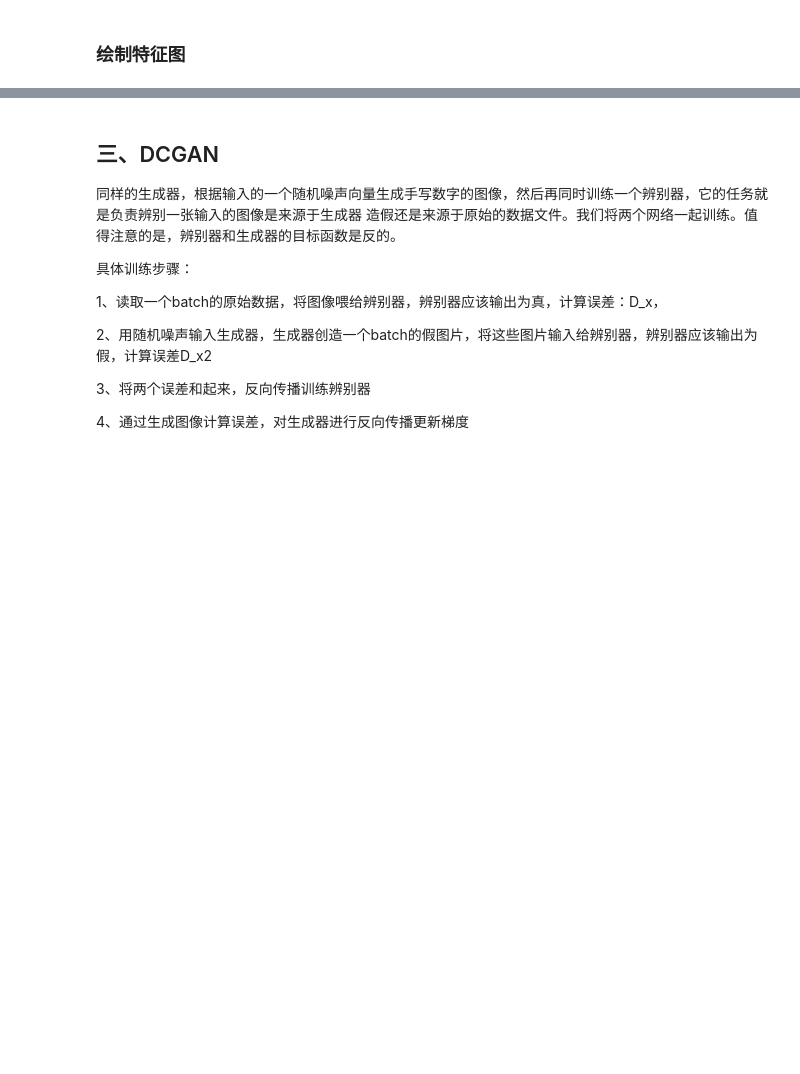
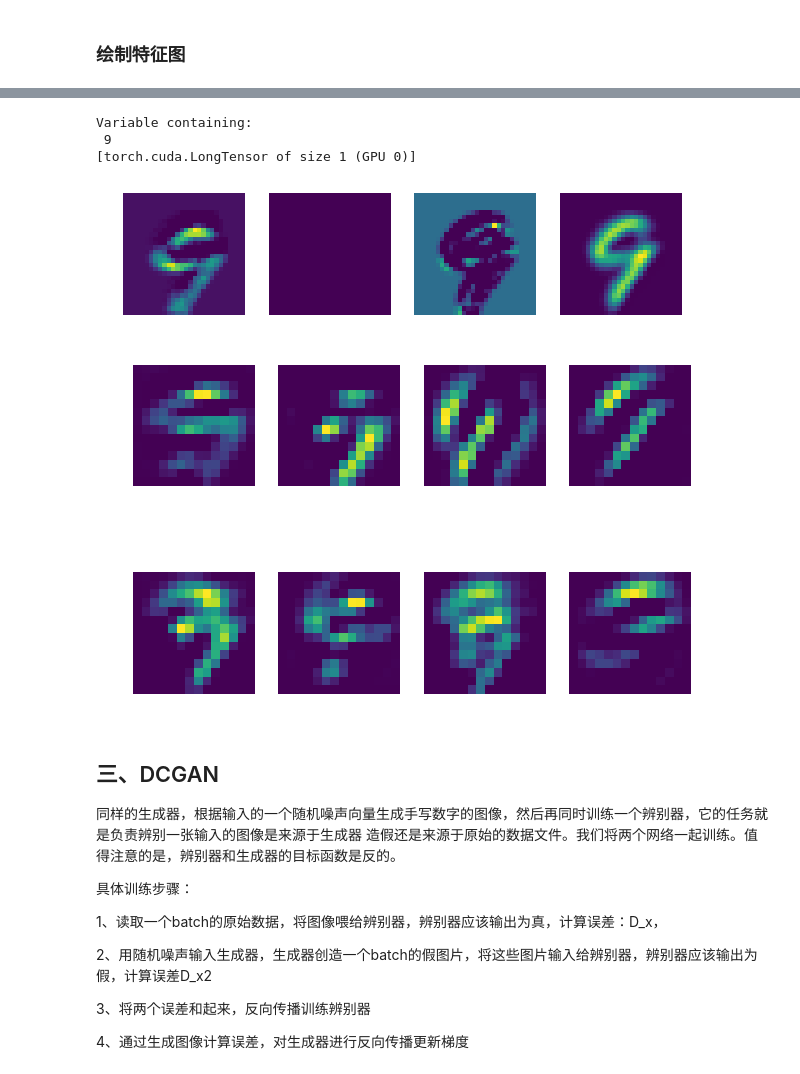
Before and after one commit to swarmapytorch/book_DeepLearning_in_PyTorch_Source, a Jupyter notebook: 08_Generative Model/图像生成_GenerativeMSE.ipynb, the cells around one changed output, grey strips where cells are left out. Cells and saved outputs as stored; diff of their text form; code cells hidden in the pictures; blank space fills up the shorter version.

```diff
--- a/08_Generative Model/图像生成_GenerativeMSE.ipynb
+++ b/08_Generative Model/图像生成_GenerativeMSE.ipynb
@@ -483,24 +547,30 @@ imshow(img[0], 9, plt.gca())
 # %%
-input_x = Variable(data)
+input_x = torch.tensor(data, requires_grad = True)
 input_x = input_x.cuda() if use_cuda else input_x
 output = netR(input_x)
 _, prediction = torch.max(output, 1)
 print(prediction)
 feature_maps = netR.retrieve_features(input_x) #feature_maps是有两个元素的列表，分别表示第一层和第二层卷积的所有特征图
 feature_maps = (feature_maps[0].cpu(), feature_maps[1].cpu()) if use_cuda else feature_maps
 plt.figure(figsize = (10, 7))
 
 #有四个特征图，循环把它们打印出来
 for i in range(4):
     plt.subplot(1,4,i + 1)
     plt.axis('off')
     plt.imshow(feature_maps[0][0, i,...].data.numpy())
 
 plt.figure(figsize = (10, 7))
 for i in range(8):
     plt.subplot(2,4,i + 1)
     plt.axis('off')
     plt.imshow(feature_maps[1][0, i,...].data.numpy())
+# %% [output]
+Variable containing:
+ 9
+[torch.cuda.LongTensor of size 1 (GPU 0)]
+[figure, added]
+[figure, added]
 # %% [markdown]
 ## 三、DCGAN
 
```
Also changed, not shown: parts of 14 cells of this notebook, 12 other files.
